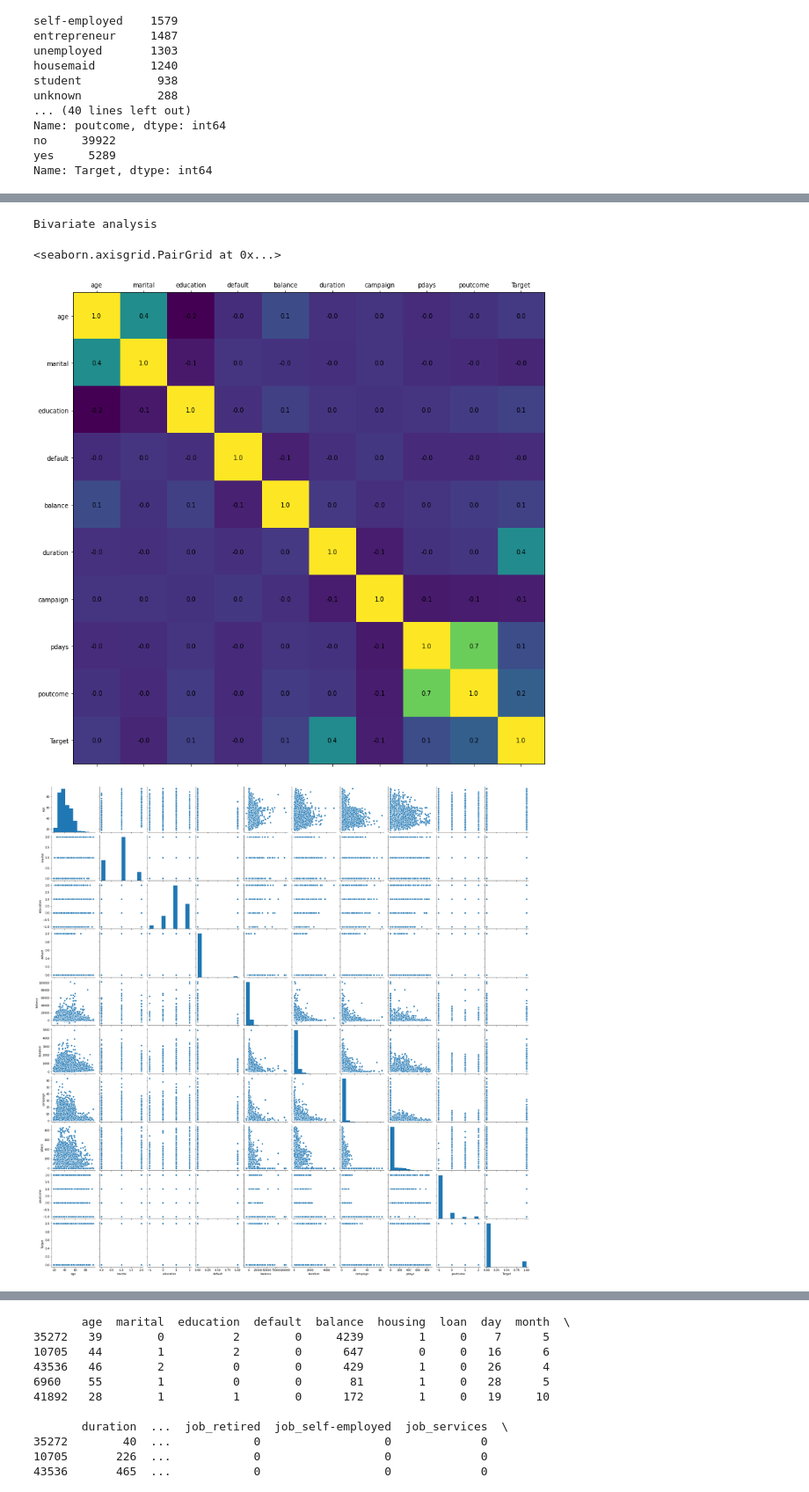
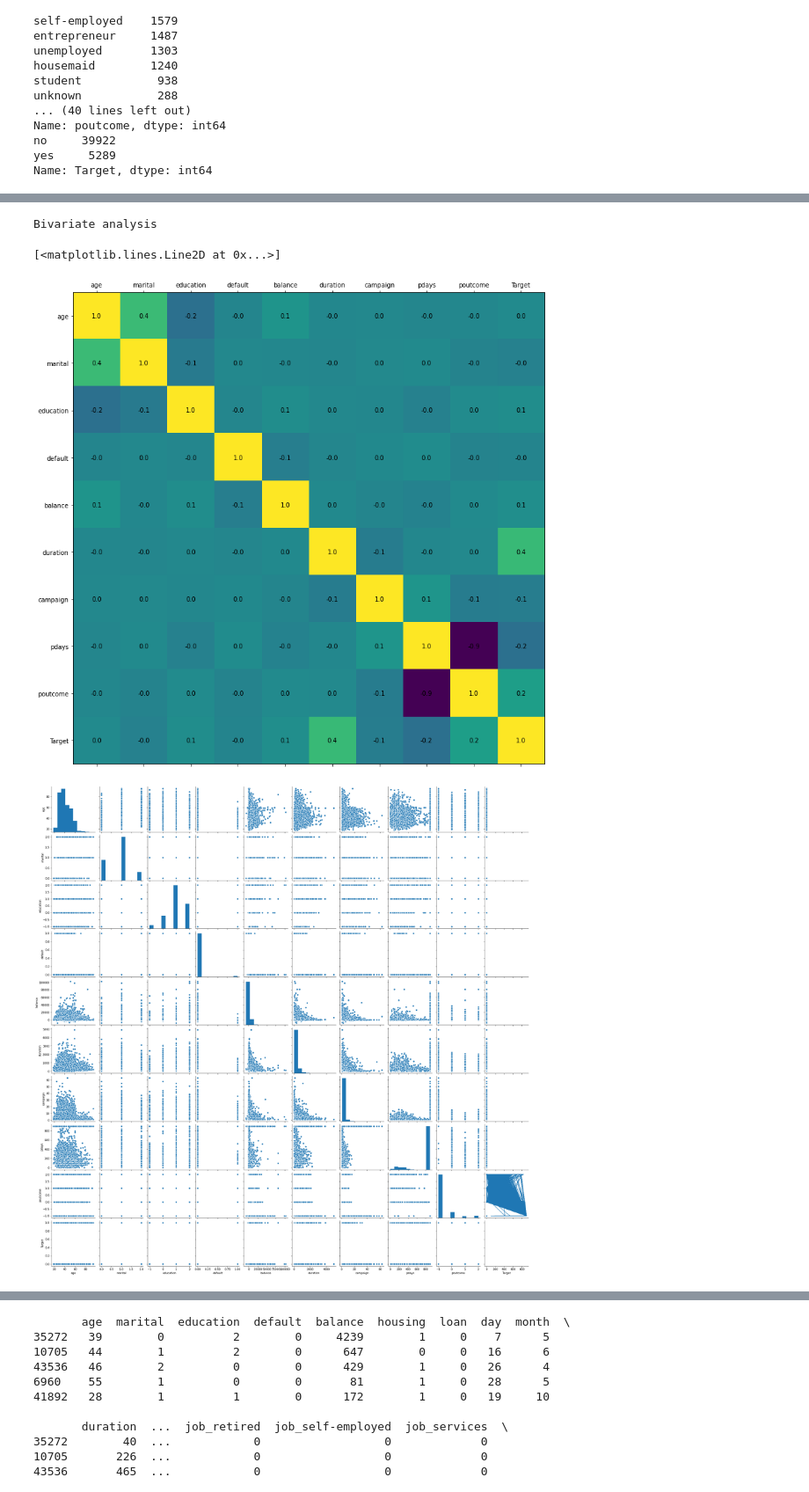
Before and after one commit to sjhamb31/AIML_GreatLearning, a Jupyter notebook: Ensemble_techniques_assignment3_Sjhamb.ipynb, the cells around one changed output, grey strips where cells are left out. Shown at 88% size. Saved outputs shown, nothing was run; the diff lists cells and outputs as text; code cells hidden in the pictures.

```diff
--- a/Ensemble_techniques_assignment3_Sjhamb.ipynb
+++ b/Ensemble_techniques_assignment3_Sjhamb.ipynb
@@ -105,6 +112,9 @@ rstruct={'marital':{'single':0, 'married':1, 'divorced':2}, 'education':{'unknow
 #rstruct={"marital":{"single":0, "married":1, "divorced":2}}
 onehotcol=["job","contact"]
 
+# Replacing pdays -1 value with 900
+data['pdays'].replace({-1:900}, inplace=True)
+
 # Replacing bank data with new structure
 data=data.replace(rstruct)
 data=pd.get_dummies(data, columns=onehotcol)
@@ -140,9 +144,9 @@ memory usage: 5.8 MB
 # %%
 # Univariate analysis
 print('Univariate analysis\n')
-#columns2stay = ['age', 'marital', 'education', 'default', 'balance', 'duration','campaign','pdays', 'poutcome','Target'] # Categorical columns
+columns2stay = ['age', 'marital', 'education', 'default', 'balance', 'duration','campaign','pdays', 'poutcome','Target'] # Categorical columns
 #columns2drop = ['day', 'month']
-#data2 = data.drop(columns2drop,1)
+data2 = data.drop(data.columns.difference(columns2stay),1)
 data.hist(stacked=False, bins=100, figsize=(15,70), layout=(30,2))
 # %% [output]
 Univariate analysis
@@ -167,16 +171,17 @@ array([[<AxesSubplot:title={'center':'age'}>,
 # %%
 # Bivariate analysis
 print('Bivariate analysis\n')
 corr = data2.corr()
 fig, ax = plt.subplots(figsize=(14, 14))
 ax.matshow(corr)
 plt.xticks(range(len(corr.columns)), corr.columns)
 plt.yticks(range(len(corr.columns)), corr.columns)
 for (i, j), z in np.ndenumerate(corr):
     ax.text(j, i, '{:0.1f}'.format(z), ha='center', va='center')
 sns.pairplot(data2)
+plt.plot(data['pdays'], data['poutcome'])
 # %% [output]
 Bivariate analysis
-<seaborn.axisgrid.PairGrid at 0x...>
+[<matplotlib.lines.Line2D at 0x...>]
-[figure, old version]
+[figure, new version]
-[figure, old version]
+[figure, new version]
```
Also changed, not shown: parts of 35 cells of this notebook.
